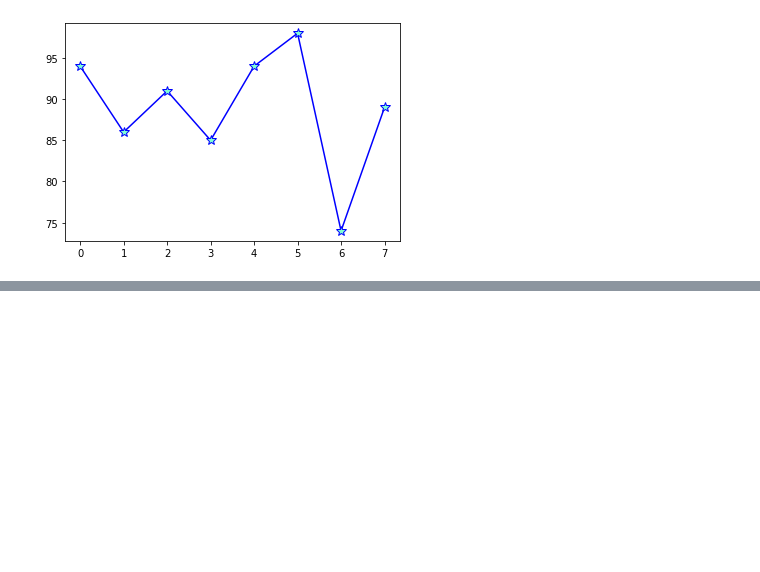
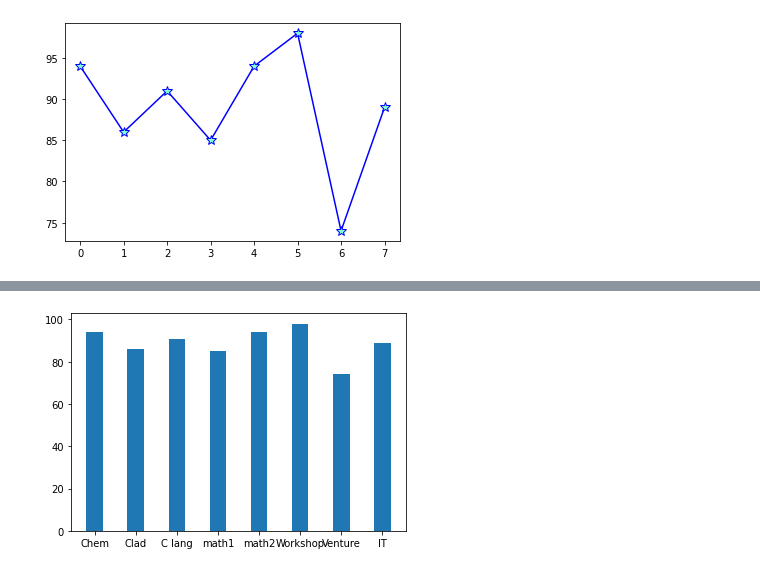
Before and after one commit to vasavi2015/PHYTON, a Jupyter notebook: Matplotlib_.ipynb, the cells around one changed output, grey strips where cells are left out. Saved outputs shown, nothing was run; the diff lists cells and outputs as text; code cells hidden in the pictures; blank space fills up the shorter version.

```diff
--- a/Matplotlib_.ipynb
+++ b/Matplotlib_.ipynb
@@ -137,0 +160,11 @@ plt.show()
+# %%
+import matplotlib.pyplot as plt
+import numpy as np
+
+x = np.array(['Chem','Clad','C lang','math1','math2','Workshop','Venture','IT'])
+y = np.array([94,86,91,85,94,98,74,89])
+
+plt.bar(x,y,width=0.4)
+plt.show()
+# %% [output]
+[figure, added]
```
Also changed, not shown: parts of 9 cells of this notebook.
